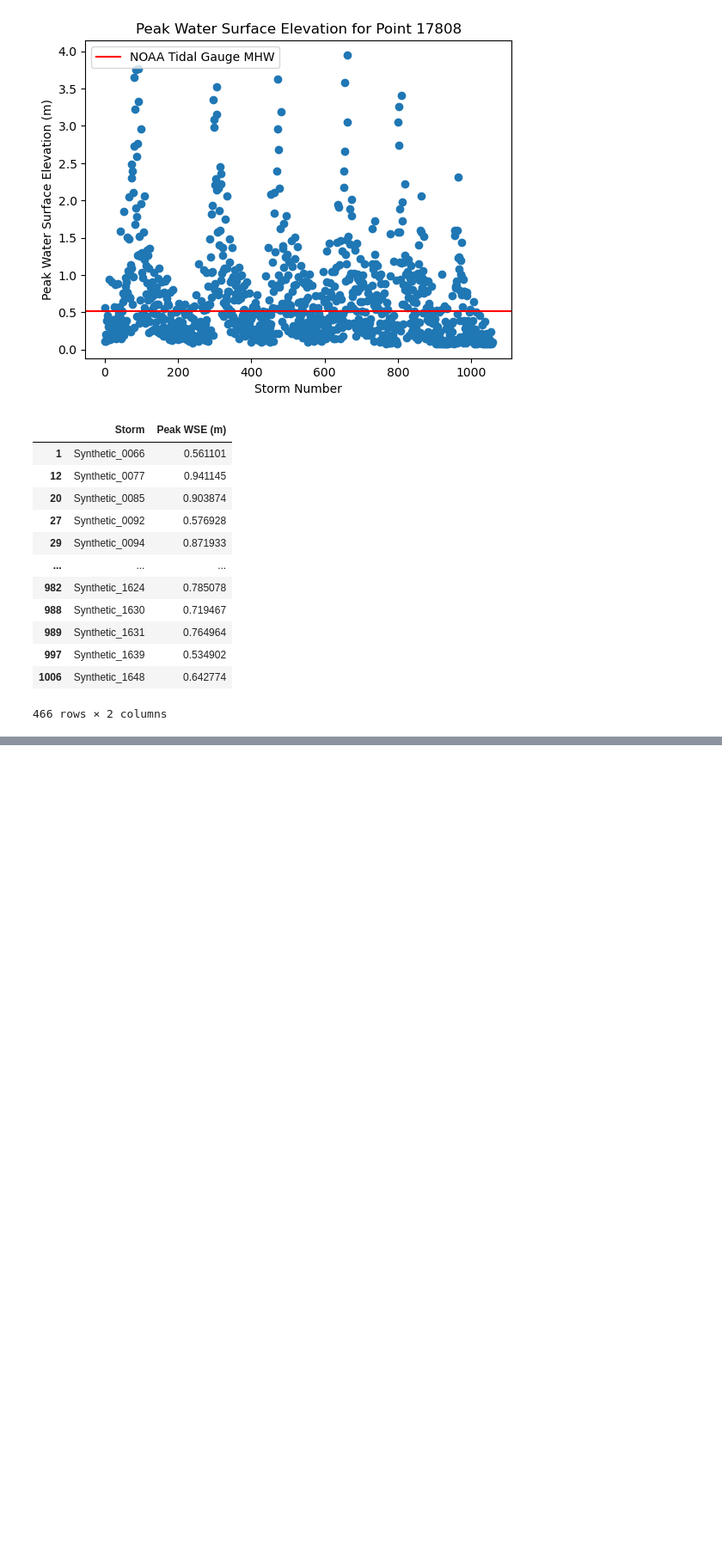
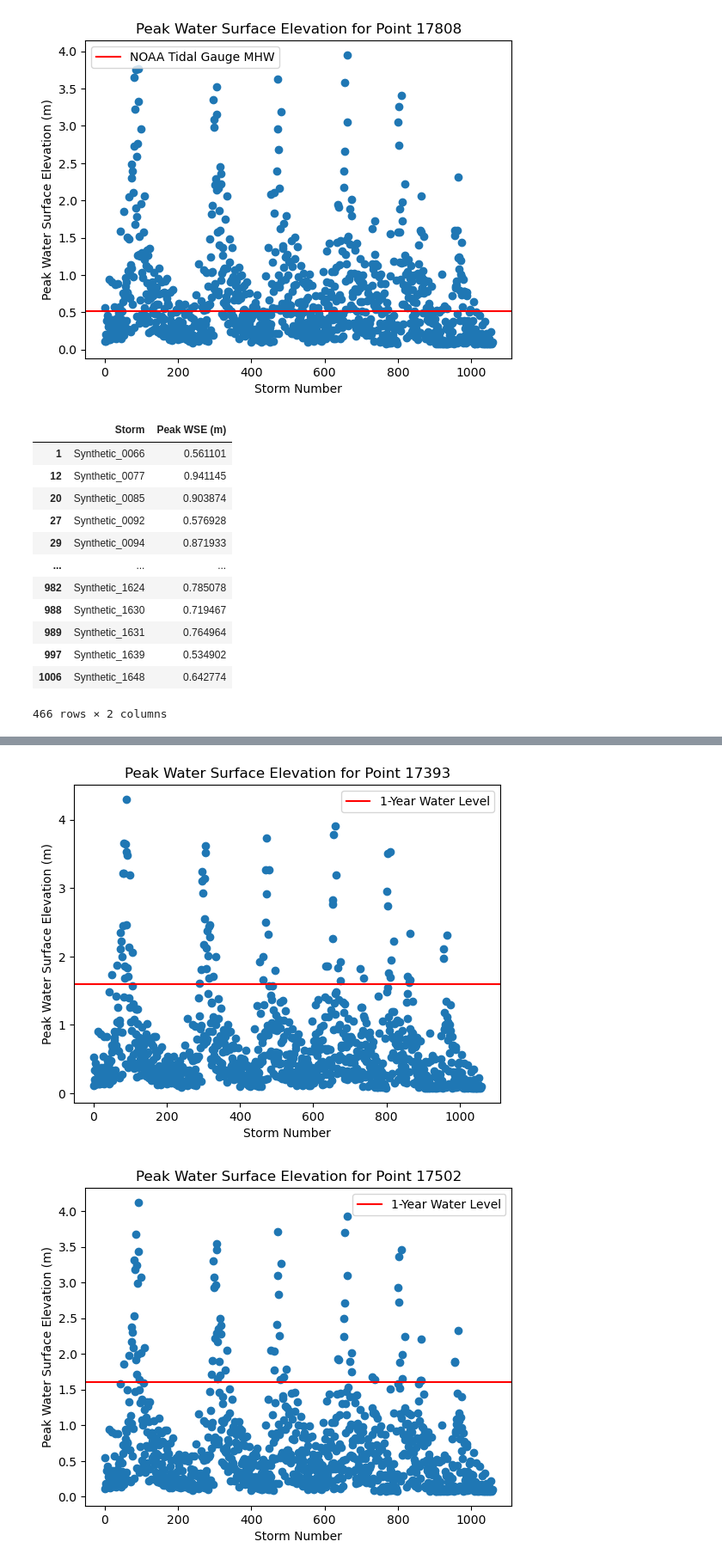
Before and after one commit to mylesmc123/Jacksonville, a Jupyter notebook: SyntheticStormPeaks.ipynb, the cells around one changed output, grey strips where cells are left out. Shown at 86% size. Cells and saved outputs as stored; diff of their text form; code cells hidden in the pictures; blank space fills up the shorter version.

Commit message:
1yr threshold complete.

```diff
--- a/SyntheticStormPeaks.ipynb
+++ b/SyntheticStormPeaks.ipynb
@@ -102,0 +106,17 @@ df
+# %%
+# Points of interest: 17804, 17808, 18090
+# Get the list of ADCIRC points from the geojson
+# points = [17804, 17808, 18090]
+threshold = 1.6
+# For each point, get the peak water surface elevation for each storm and add it to a pandas dataframe.
+df_all = pd.DataFrame()
+for point in points:
+    h5_fn = f"CHS-SA_TS_SimB_ADCIRC01_Peaks/CHS-SA_TS_SimB_Post0_SP{point}_ADCIRC01_Peaks.h5"
+    with h5py.File(h5_fn, "r") as f:
+        peak_wse = f["Water Elevation"][:]
+        storms = [storm.decode('utf-8') for storm in f['Storm Name'][:]]
+    df = pd.DataFrame({'Point': point, 'Storm': storms, 'Peak WSE (m)': peak_wse})
+    # Append the dataframe to the main dataframe
+    df_all = pd.concat([df_all, df], ignore_index=True)
+
+df_all
@@ -102,0 +137,23 @@ df
+# %%
+# Remove missing Peak WSE values
+df_all = df_all[df_all['Peak WSE (m)'] > 0]
+# Get list of points with data
+points = df_all['Point'].unique()
+# %%
+# Plot each point on a separate plot. x-axis is storm number, y-axis is peak water surface elevation. Add a marker line for the threshold. With a label of "1-Year Water Level".
+for point in points:
+    df = df_all[df_all['Point'] == point]
+    plt.scatter(range(len(df['Peak WSE (m)'])), df['Peak WSE (m)'])
+    plt.xlabel("Storm Number")
+    plt.ylabel("Peak Water Surface Elevation (m)")
+    plt.title(f"Peak Water Surface Elevation for Point {point}")
+    # Add a marker line for the threshold. With a label of "1-Year Water Level".
+    plt.axhline(y=threshold, color='r', linestyle='-', label="1-Year Water Level")
+    # Show the legend
+    plt.legend()
+    # Save the plot
+    plt.savefig(f"output/Peak_WSE_Point_{point}.png")
+    plt.show()
+# %% [output]
+[figure, added]
+[figure, added]
```
Also changed, not shown: parts of 6 cells of this notebook, 15 other files.
